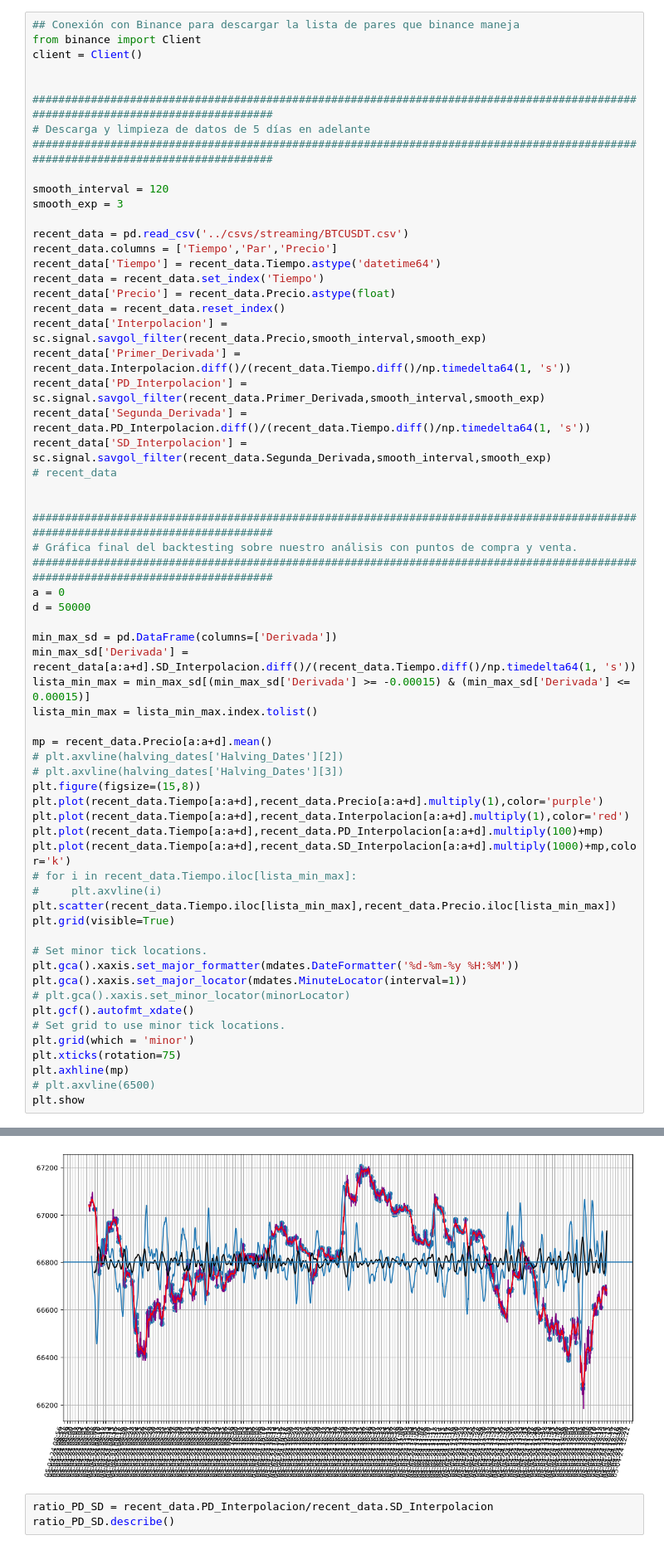
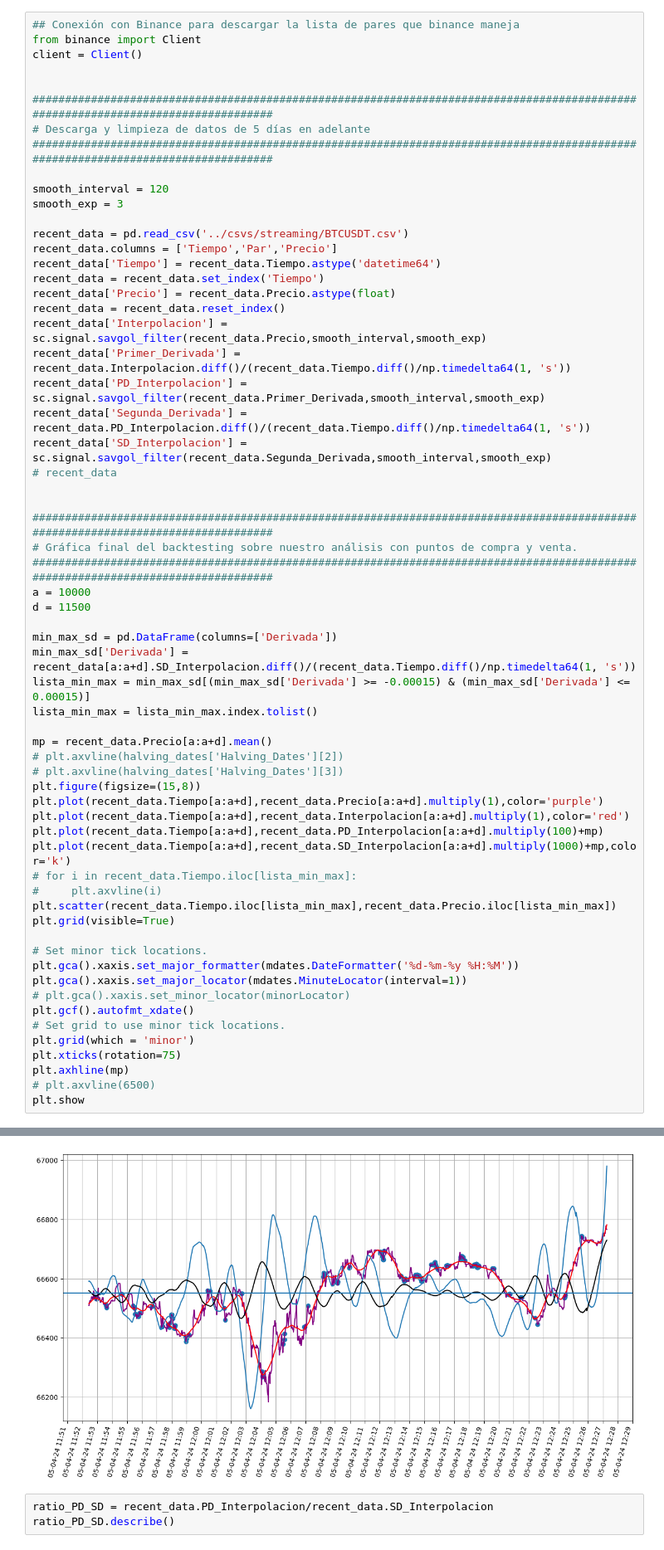
Before and after one commit to Tinmarian/tradingbot, a Jupyter notebook: scripts/derivatives_analysis_+streaming.ipynb, the cells around one changed output, grey strips where cells are left out. Shown at 83% size. Drawn from its saved outputs; the diff is of its cells as text.

```diff
--- a/scripts/derivatives_analysis_+streaming.ipynb
+++ b/scripts/derivatives_analysis_+streaming.ipynb
@@ -37,41 +37,41 @@ recent_data['SD_Interpolacion'] = sc.signal.savgol_filter(recent_data.Segunda_De
 ##################################################################################################################################
 # Gráfica final del backtesting sobre nuestro análisis con puntos de compra y venta.
 ##################################################################################################################################
-a = 0
-d = 50000
+a = 10000
+d = 11500
 
 min_max_sd = pd.DataFrame(columns=['Derivada'])
 min_max_sd['Derivada'] = recent_data[a:a+d].SD_Interpolacion.diff()/(recent_data.Tiempo.diff()/np.timedelta64(1, 's'))
 lista_min_max = min_max_sd[(min_max_sd['Derivada'] >= -0.00015) & (min_max_sd['Derivada'] <= 0.00015)]
 lista_min_max = lista_min_max.index.tolist()
 
 mp = recent_data.Precio[a:a+d].mean()
 # plt.axvline(halving_dates['Halving_Dates'][2])
 # plt.axvline(halving_dates['Halving_Dates'][3])
 plt.figure(figsize=(15,8))
 plt.plot(recent_data.Tiempo[a:a+d],recent_data.Precio[a:a+d].multiply(1),color='purple')
 plt.plot(recent_data.Tiempo[a:a+d],recent_data.Interpolacion[a:a+d].multiply(1),color='red')
 plt.plot(recent_data.Tiempo[a:a+d],recent_data.PD_Interpolacion[a:a+d].multiply(100)+mp)
 plt.plot(recent_data.Tiempo[a:a+d],recent_data.SD_Interpolacion[a:a+d].multiply(1000)+mp,color='k')
 # for i in recent_data.Tiempo.iloc[lista_min_max]:
 #     plt.axvline(i)
 plt.scatter(recent_data.Tiempo.iloc[lista_min_max],recent_data.Precio.iloc[lista_min_max])
 plt.grid(visible=True)
 
 # Set minor tick locations.
 plt.gca().xaxis.set_major_formatter(mdates.DateFormatter('%d-%m-%y %H:%M'))
 plt.gca().xaxis.set_major_locator(mdates.MinuteLocator(interval=1))
 # plt.gca().xaxis.set_minor_locator(minorLocator)
 plt.gcf().autofmt_xdate()
 # Set grid to use minor tick locations.
 plt.grid(which = 'minor')
 plt.xticks(rotation=75)
 plt.axhline(mp)
 # plt.axvline(6500)
 plt.show
 # %% [output]
 <function matplotlib.pyplot.show(close=None, block=None)>
-[figure, old version]
+[figure, new version]
 # %%
 ratio_PD_SD = recent_data.PD_Interpolacion/recent_data.SD_Interpolacion
 ratio_PD_SD.describe()
```
Also changed, not shown: 1 other file.
